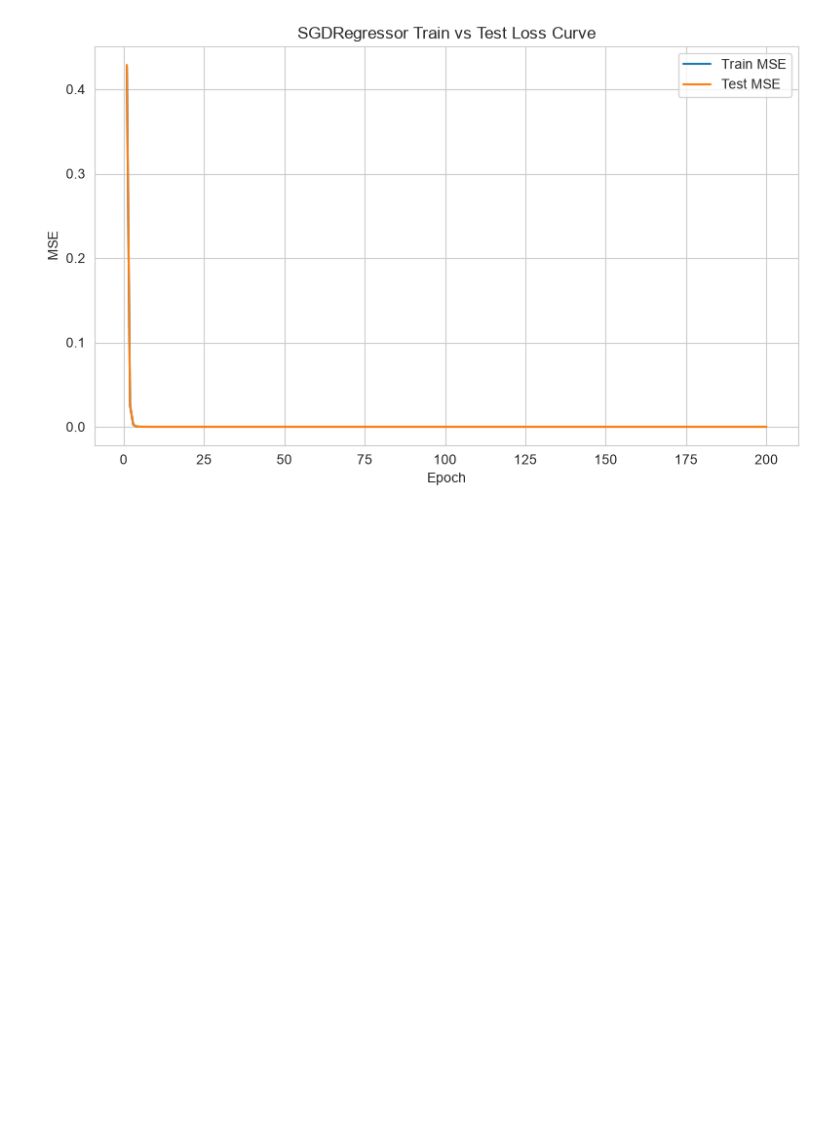
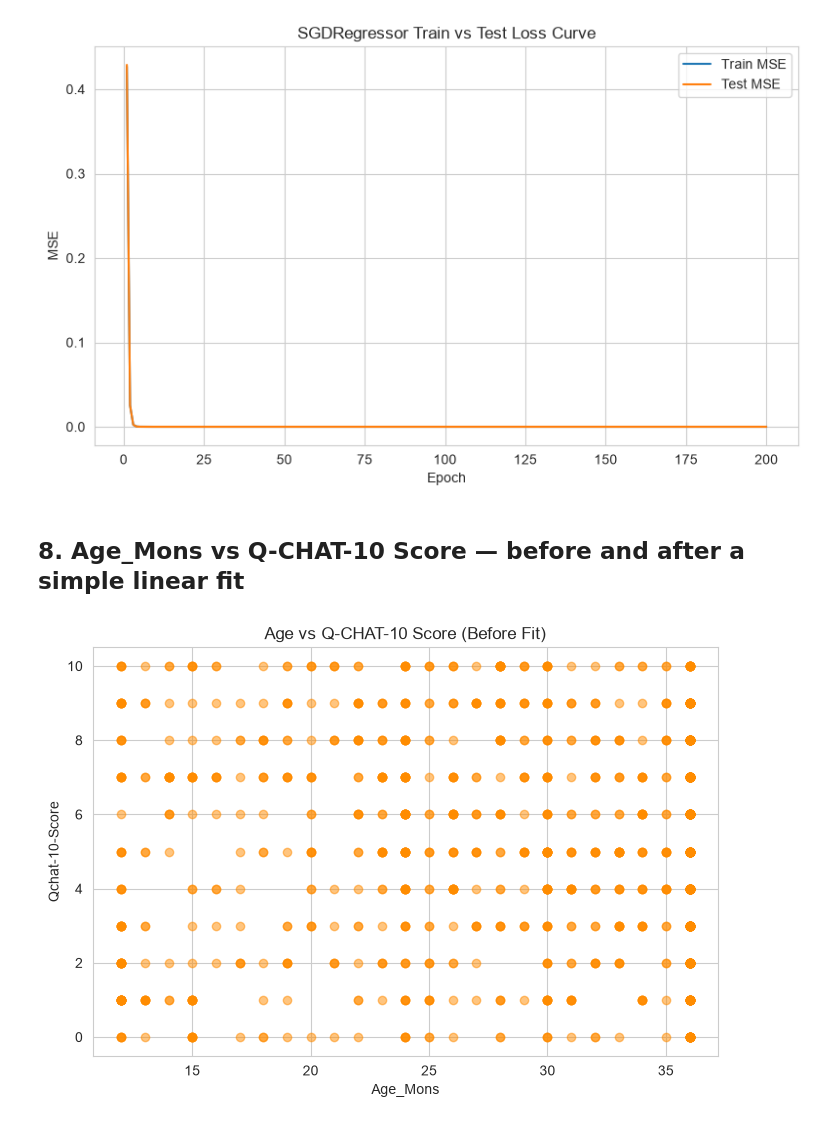
Before and after one commit to Divine-kuzo/linear_regression_model, a Jupyter notebook: summative/linear_regression/multivariate.ipynb, the cells around one changed output. Saved outputs shown, nothing was run; the diff lists cells and outputs as text; code cells hidden in the pictures; blank space fills up the shorter version.

Commit message:
notebook: scatter Age_Mons vs Qchat-10-Score before fitting (png)

```diff
--- a/summative/linear_regression/multivariate.ipynb
+++ b/summative/linear_regression/multivariate.ipynb
@@ -169,3 +169,16 @@ plt.savefig('sgd_loss_curve.png')
 plt.show()
 # %% [output]
 [figure]
+# %% [markdown]
+## 8. Age_Mons vs Q-CHAT-10 Score — before and after a simple linear fit
+# %%
+plt.figure(figsize=(7, 5))
+plt.scatter(df['Age_Mons'], df['Qchat-10-Score'], alpha=0.5, color='darkorange')
+plt.xlabel('Age_Mons')
+plt.ylabel('Qchat-10-Score')
+plt.title('Age vs Q-CHAT-10 Score (Before Fit)')
+plt.tight_layout()
+plt.savefig('age_vs_qchat_before.png')
+plt.show()
+# %% [output]
+[figure, added]
```
Also changed, not shown: 1 other file.
